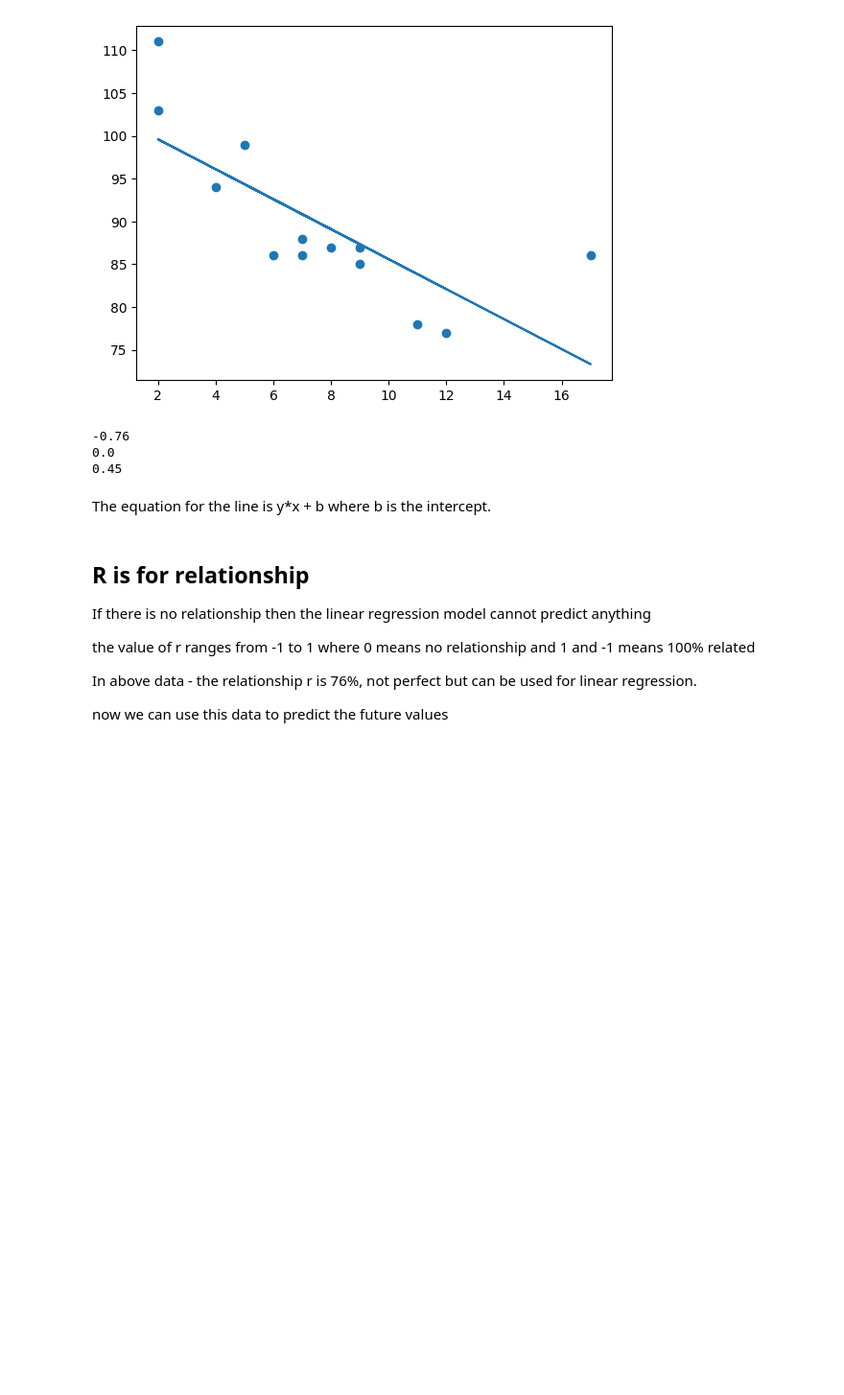
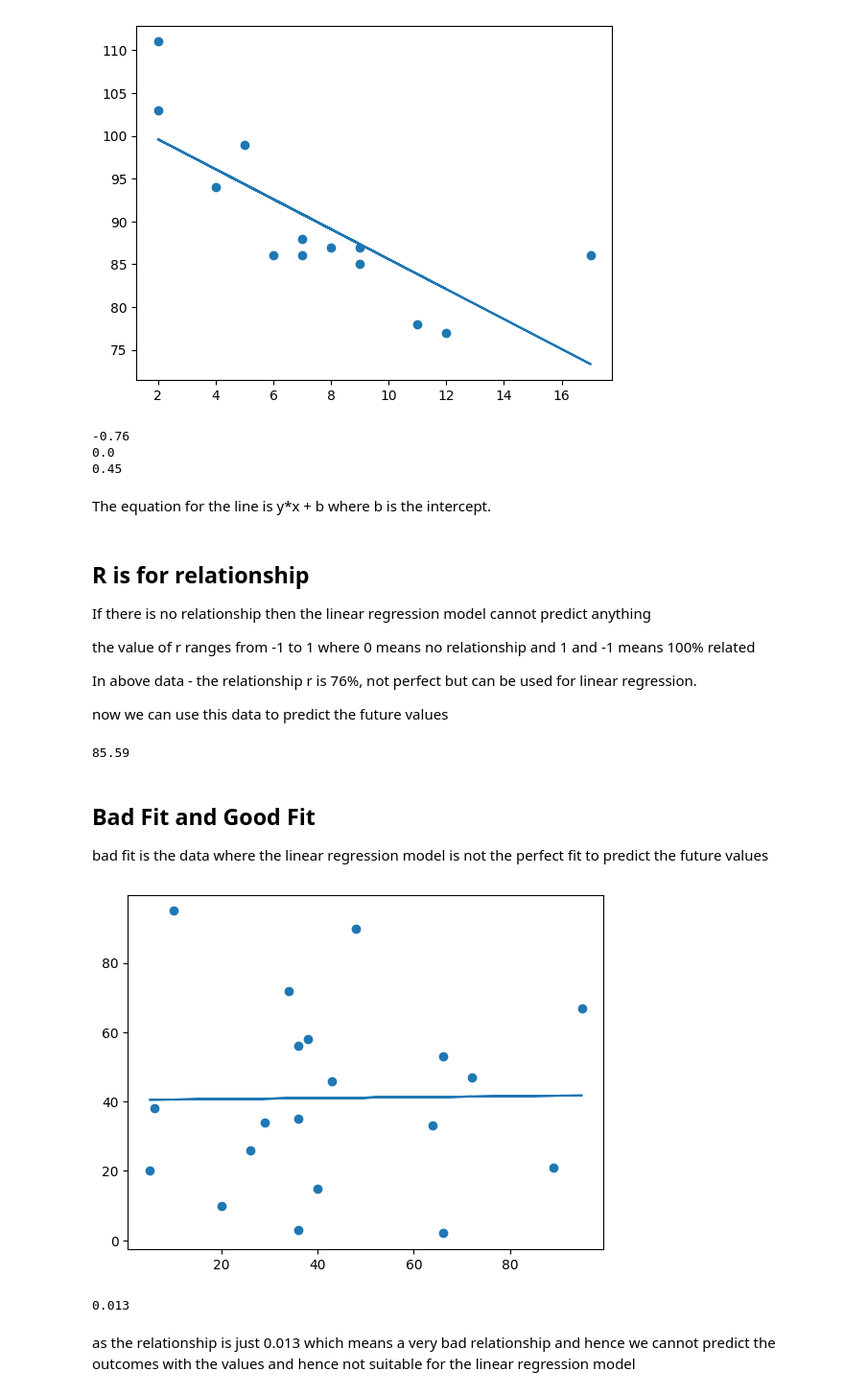
Before and after one commit to jai050803/machine_learning, a Jupyter notebook: machine_learning1.ipynb, the cells around one changed output. Shown at 96% size. Drawn from its saved outputs; the diff is of its cells as text; code cells hidden in the pictures; blank space fills up the shorter version.

Commit message:
linear regression model

```diff
--- a/machine_learning1.ipynb
+++ b/machine_learning1.ipynb
@@ -149,3 +149,34 @@ the value of r ranges from -1 to 1 where 0 means no relationship and 1 and -1 me
 In above data - the relationship r is 76%, not perfect but can be used for linear regression.
 
 now we can use this data to predict the future values
+# %%
+speed = myfunc(10)
+print(round(speed,2)) # give the speed for a 10 year old car
+# %% [output]
+85.59
+# %% [markdown]
+## Bad Fit and Good Fit
+
+bad fit is the data where the linear regression model is not the perfect fit to predict the future values
+# %%
+x = [89,43,36,36,95,10,66,34,38,20,26,29,48,64,6,5,36,66,72,40]
+y = [21,46,3,35,67,95,53,72,58,10,26,34,90,33,38,20,56,2,47,15]
+
+slope, intercept, r, p, std_err = stats.linregress(x, y)
+
+def myfunc(x):
+  return slope * x + intercept
+
+mymodel = list(map(myfunc, x))
+
+plt.scatter(x, y)
+plt.plot(x, mymodel)
+plt.show()
+# %% [output]
+[figure, added]
+# %%
+print(round(r,3))
+# %% [output]
+0.013
+# %% [markdown]
+as the relationship is just 0.013 which means a very bad relationship and hence we cannot predict the outcomes with the values and hence not suitable for the linear regression model
```
